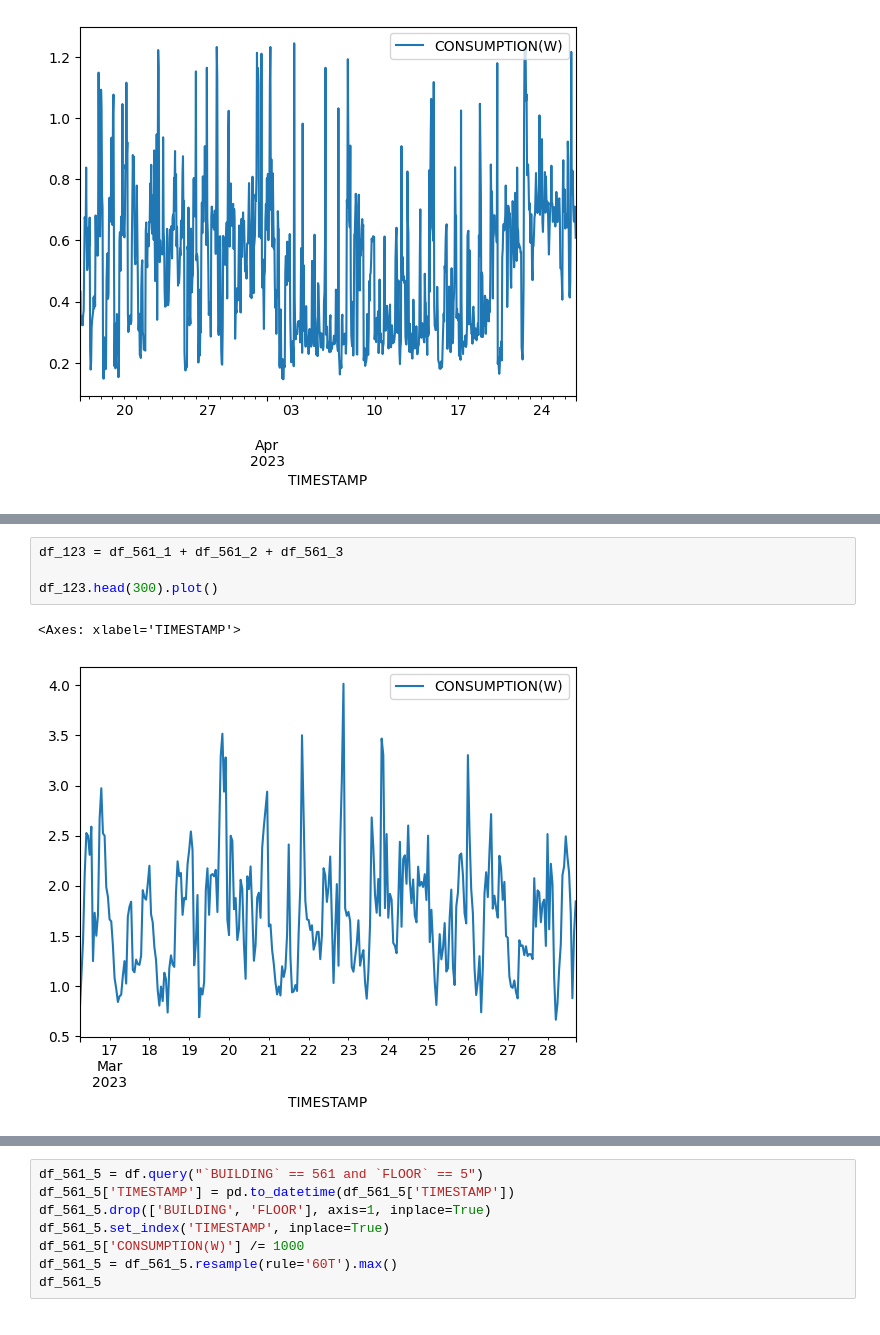
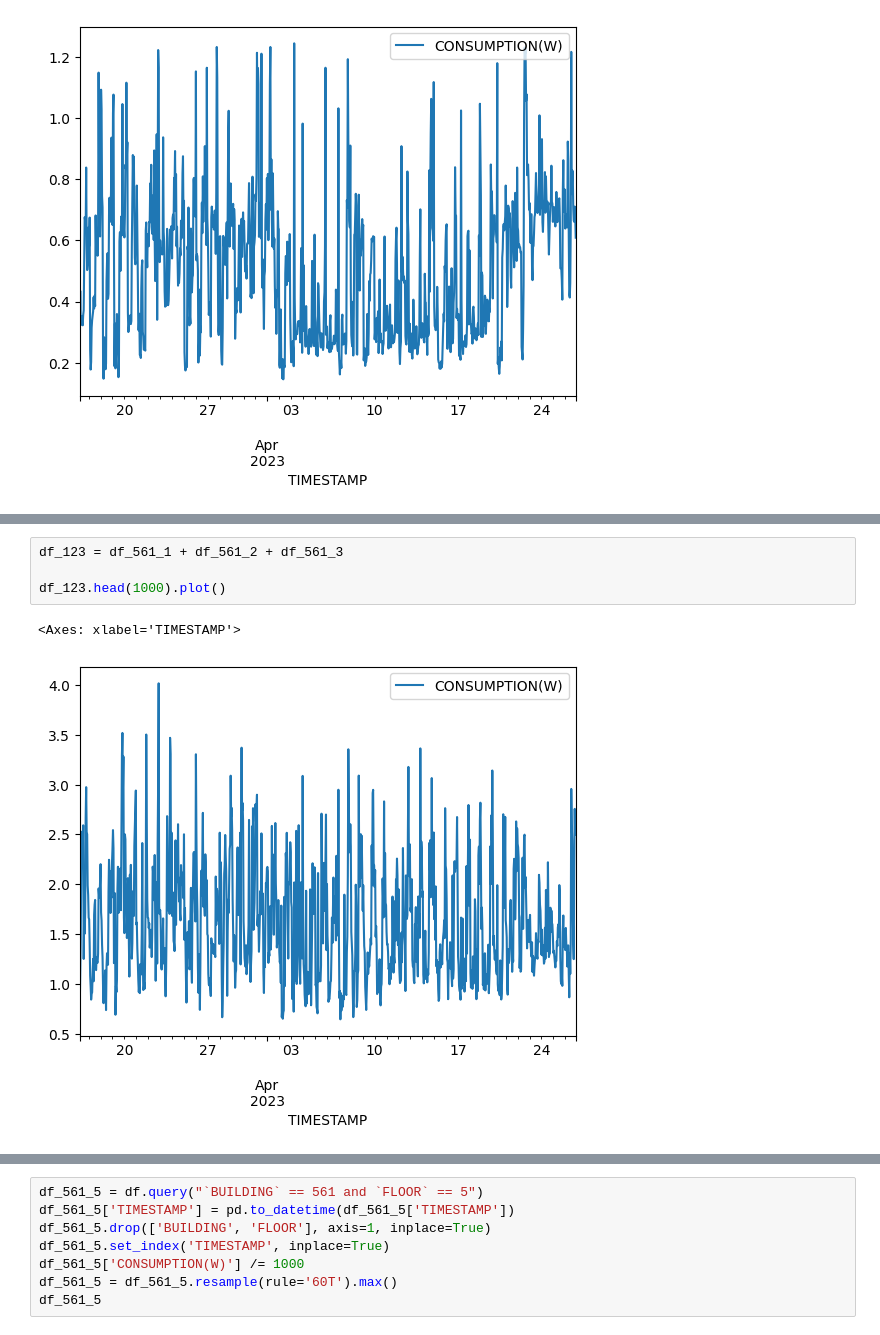
Before and after one commit to youngseonseo/BEMS, a Jupyter notebook: ai/floor_prediction/floor_xgboost.ipynb, the cells around one changed output, grey strips where cells are left out. Drawn from its saved outputs; the diff is of its cells as text.

```diff
--- a/ai/floor_prediction/floor_xgboost.ipynb
+++ b/ai/floor_prediction/floor_xgboost.ipynb
@@ -188,10 +207,10 @@ df_561_3
 # %%
 df_123 = df_561_1 + df_561_2 + df_561_3
 
-df_123.head(300).plot()
+df_123.head(1000).plot()
 # %% [output]
 <Axes: xlabel='TIMESTAMP'>
-[figure, old version]
+[figure, new version]
 # %%
 df_561_4 = df.query("`BUILDING` == 561 and `FLOOR` == 4")
 df_561_4['TIMESTAMP'] = pd.to_datetime(df_561_4['TIMESTAMP'])
```
Also changed, not shown: parts of 24 cells of this notebook, 3 other files.
